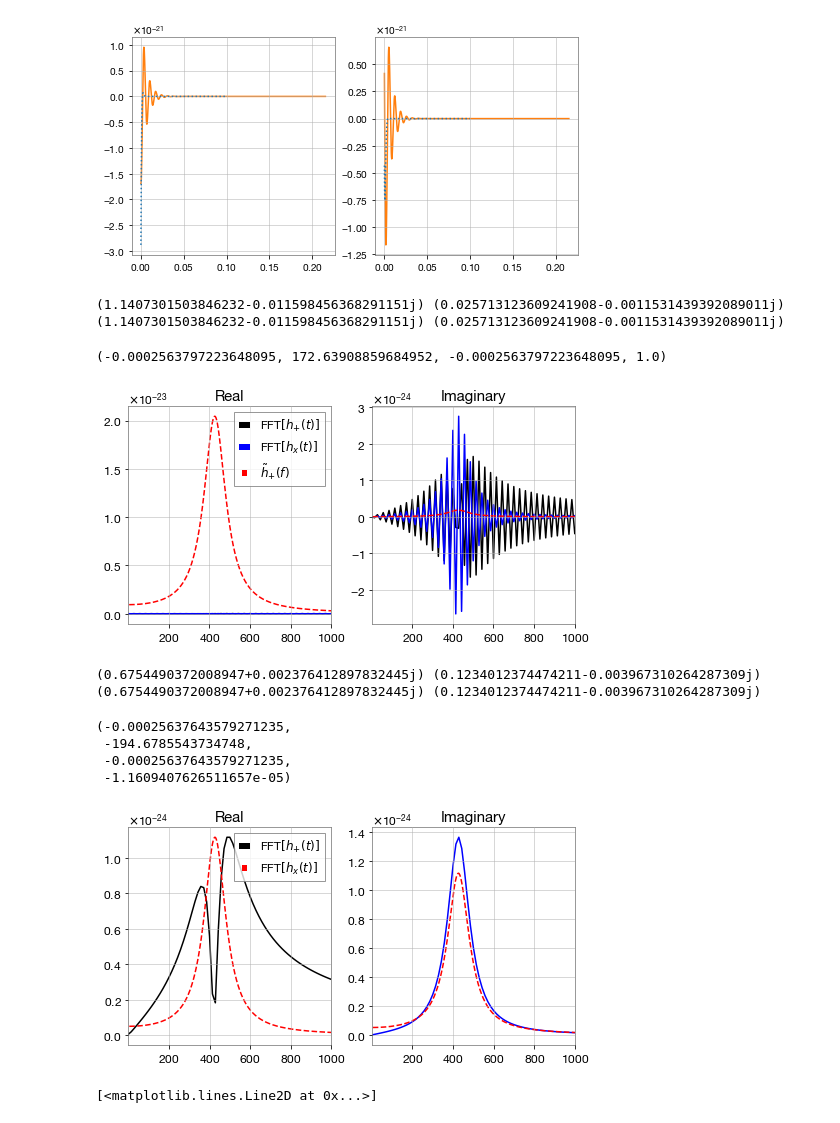
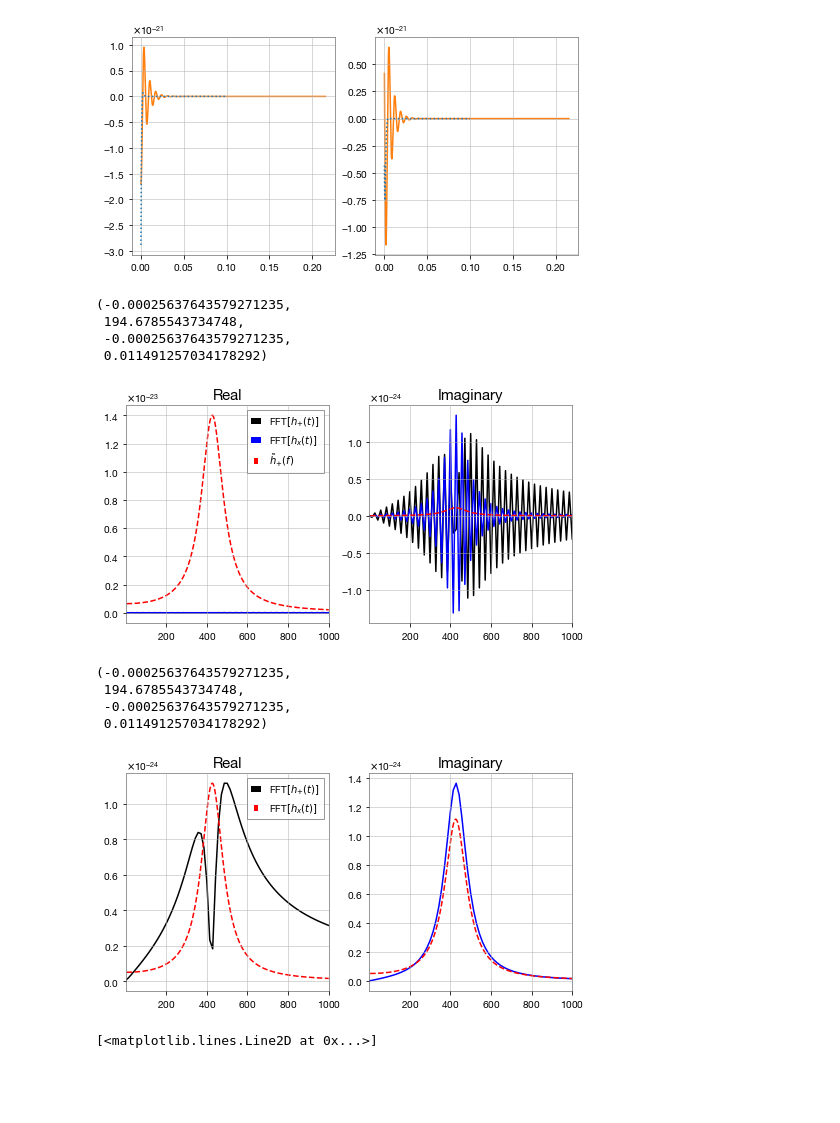
Before and after one commit to carlrodriguez/Hubble-Hootenanny, a Jupyter notebook: ringdown_testing.ipynb, the cells around one changed output. Cells and saved outputs as stored; diff of their text form; code cells hidden in the pictures; blank space fills up the shorter version.

```diff
--- a/ringdown_testing.ipynb
+++ b/ringdown_testing.ipynb
@@ -96,7 +96,7 @@ find_phi_hx = lambda phi: fm.hp_hx_ringdown_time_domain(
     mf, af, mfrac,inclination=incl,dist=dist,phi0=phi,delta_T=delta_T,T_max=T_max,l=l,m=m)[1][0]
 azim_x = brentq(find_phi_hx,0,np.pi/m)
 # %%
-reload(fm)
+reload(wf)
 
 subplots(1,2,figsize=(8,4))
 ax1 = subplot(121)
@@ -105,9 +105,9 @@ ax2 = subplot(122)
 azim_p = 0
 azim_x = pi/2
 
-hp,_,times = fm.hp_hx_ringdown_time_domain(
+hp,_,times = wf.hp_hx_ringdown_time_domain(
     mf, af, mfrac,inclination=incl,dist=dist,phi0=azim_p,delta_T=delta_T,T_max=T_max,l=l,m=m)
-_,hx,times = fm.hp_hx_ringdown_time_domain(
+_,hx,times = wf.hp_hx_ringdown_time_domain(
     mf, af, mfrac,inclination=incl,dist=dist,phi0=azim_x,delta_T=delta_T,T_max=T_max,l=l,m=m)
 
 hp = hstack([-hp[:1:-1],hp])
@@ -128,50 +128,51 @@ ax1.plot(freqs,2/num_samples * (hx_f[:num_samples//2]).real,color='blue')
 ax2.plot(freqs,2/num_samples * (hp_f[:num_samples//2]).imag,color='black')
 ax2.plot(freqs,2/num_samples * (hx_f[:num_samples//2]).imag,color='blue')
 
-hplus_tilda,_,freqs = fm.hp_hx_ringdown(mf,af,mfrac,incl,dist,phi0=azim_p,l=l,m=m)
-_,hcross_tilda,freqs = fm.hp_hx_ringdown(mf,af,mfrac,incl,dist,phi0=azim_p,l=l,m=m)
+hplus_tilda,_,freqs = wf.hp_hx_ringdown(mf,af,mfrac,incl,dist,phi0=azim_p,l=l,m=m)
+_,hcross_tilda,freqs = wf.hp_hx_ringdown(mf,af,mfrac,incl,dist,phi0=azim_p,l=l,m=m)
 
 thing=200
 
 amp_ratio_p = (max((hplus_tilda).real)/max(2/num_samples * (hp_f[:num_samples//2]).real))
 amp_ratio_x = (max((hcross_tilda).real)/max(2/num_samples * (hx_f[:num_samples//2]).real))
 ax1.plot(freqs,(hplus_tilda).real*thing,color='r',linestyle='--')
 # ax1.plot(freqs,(hcross_tilda).real*thing,color='orange',linestyle='--')
 
 amp_ratio_p = (max((hplus_tilda).imag)/max(2/num_samples * (hp_f[:num_samples//2]).imag))
 amp_ratio_x = (max((hcross_tilda).imag)/max(2/num_samples * (hx_f[:num_samples//2]).imag))
 ax2.plot(freqs,(hplus_tilda).imag*thing,color='r',linestyle='--')
 # ax2.plot(freqs,(hcross_tilda).imag*thing,color='orange',linestyle='--')
 
 ax1.set_xlim(1,1000)
 ax2.set_xlim(1,1000)
 
 ax1.legend((r"FFT$[h_{+}(t)]$",r"FFT$[h_x(t)]$",r"$\tilde{h}_{+}(f)$",r"$\tilde{h}_x(f)$]"))
 
 ax1.set_title("Real",fontsize=15)
 ax2.set_title("Imaginary",fontsize=15)
 
 ratio1,ratio2,ratio3,ratio4 = (median(hp_f.real/hp_f.imag),
                                median(hplus_tilda.real/hplus_tilda.imag),
                                median(hp_f.real/hp_f.imag),
                                max(hplus_tilda.imag)/max(hcross_tilda.imag))
 
 ratio1,ratio2,ratio3,ratio4
 # %% [output]
-(1.1407301503846232-0.011598456368291151j) (0.025713123609241908-0.0011531439392089011j)
-(1.1407301503846232-0.011598456368291151j) (0.025713123609241908-0.0011531439392089011j)
+(-0.00025637643579271235,
+ 194.6785543734748,
+ -0.00025637643579271235,
+ 0.011491257034178292)
-(-0.0002563797223648095, 172.63908859684952, -0.0002563797223648095, 1.0)
-[figure, old version]
+[figure, new version]
 # %%
-reload(fm)
+reload(wf)
 
 subplots(1,2,figsize=(8,4))
 ax1 = subplot(121)
 ax2 = subplot(122)
 
-hp,_,times = fm.hp_hx_ringdown_time_domain(
+hp,_,times = wf.hp_hx_ringdown_time_domain(
     mf, af, mfrac,inclination=incl,dist=dist,phi0=azim_p,delta_T=delta_T,T_max=T_max,l=l,m=m)
-_,hx,times = fm.hp_hx_ringdown_time_domain(
+_,hx,times = wf.hp_hx_ringdown_time_domain(
     mf, af, mfrac,inclination=incl,dist=dist,phi0=azim_x,delta_T=delta_T,T_max=T_max,l=l,m=m)
 
 hp = hstack([-hp[:1:-1],hp])
@@ -189,8 +190,8 @@ freqs = linspace(0., 1/(2*delta_T),int(num_samples/2))
 ax1.plot(freqs,2/num_samples * np.abs(hp_f[:num_samples//2]),color='black')
 ax2.plot(freqs,2/num_samples * np.abs(hx_f[:num_samples//2]),color='blue')
 
-hplus_tilda,_,freqs = fm.hp_hx_ringdown(mf,af,mfrac,incl,dist,phi0=azim_p,l=l,m=m)
-_,hcross_tilda,freqs = fm.hp_hx_ringdown(mf,af,mfrac,incl,dist,phi0=azim_p,l=l,m=m)
+hplus_tilda,_,freqs = wf.hp_hx_ringdown(mf,af,mfrac,incl,dist,phi0=azim_p,l=l,m=m)
+_,hcross_tilda,freqs = wf.hp_hx_ringdown(mf,af,mfrac,incl,dist,phi0=azim_p,l=l,m=m)
 
 thing=200
 
@@ -216,13 +217,11 @@ ratio1,ratio2,ratio3,ratio4 = (median(hp_f.real/hp_f.imag),
 
 ratio1,ratio2,ratio3,ratio4
 # %% [output]
-(0.6754490372008947+0.002376412897832445j) (0.1234012374474211-0.003967310264287309j)
-(0.6754490372008947+0.002376412897832445j) (0.1234012374474211-0.003967310264287309j)
+(-0.00025637643579271235,
+ 194.6785543734748,
+ -0.00025637643579271235,
+ 0.011491257034178292)
-(-0.00025637643579271235,
- -194.6785543734748,
- -0.00025637643579271235,
- -1.1609407626511657e-05)
-[figure, old version]
+[figure, new version]
 # %%
 plot(arctan(hplus_tilda.imag/hplus_tilda.real))
 # %% [output]
```
Also changed, not shown: parts of 8 cells of this notebook, 9 other files.
